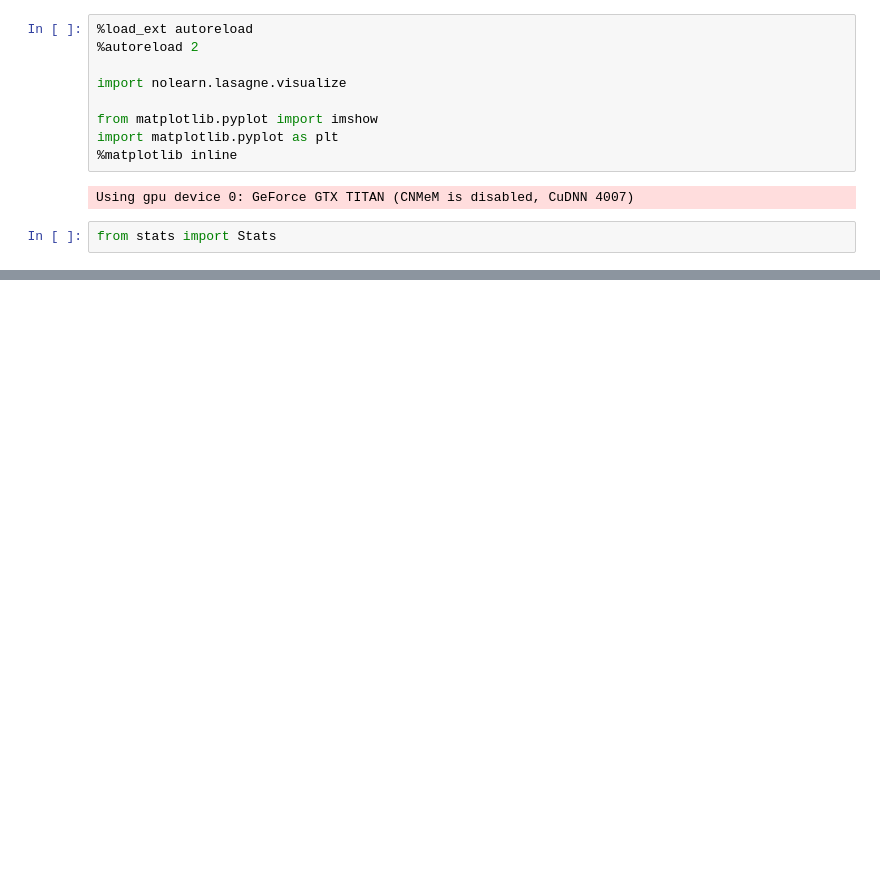
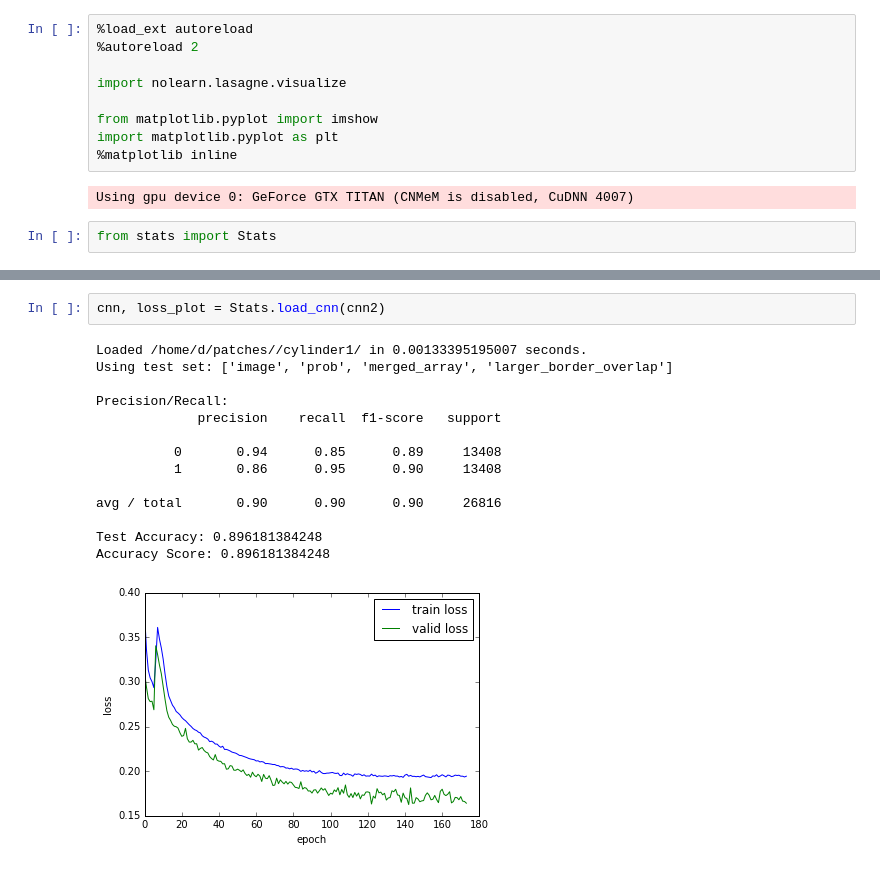
Before and after one commit to SrutiBh/mlproof, a Jupyter notebook: CNN_STATS.ipynb, the cells around one changed output, grey strips where cells are left out. Saved outputs shown, nothing was run; the diff lists cells and outputs as text; blank space fills up the shorter version.

```diff
--- a/CNN_STATS.ipynb
+++ b/CNN_STATS.ipynb
@@ -34,0 +35,17 @@ Accuracy Score: 0.898642601432
+# %%
+cnn, loss_plot = Stats.load_cnn(cnn2)
+# %% [output]
+Loaded /home/d/patches//cylinder1/ in 0.00133395195007 seconds.
+Using test set: ['image', 'prob', 'merged_array', 'larger_border_overlap']
+
+Precision/Recall:
+             precision    recall  f1-score   support
+
+          0       0.94      0.85      0.89     13408
+          1       0.86      0.95      0.90     13408
+
+avg / total       0.90      0.90      0.90     26816
+
+Test Accuracy: 0.896181384248
+Accuracy Score: 0.896181384248
+[figure, added]
```
Also changed, not shown: parts of 20 cells of this notebook, 6 other files.
